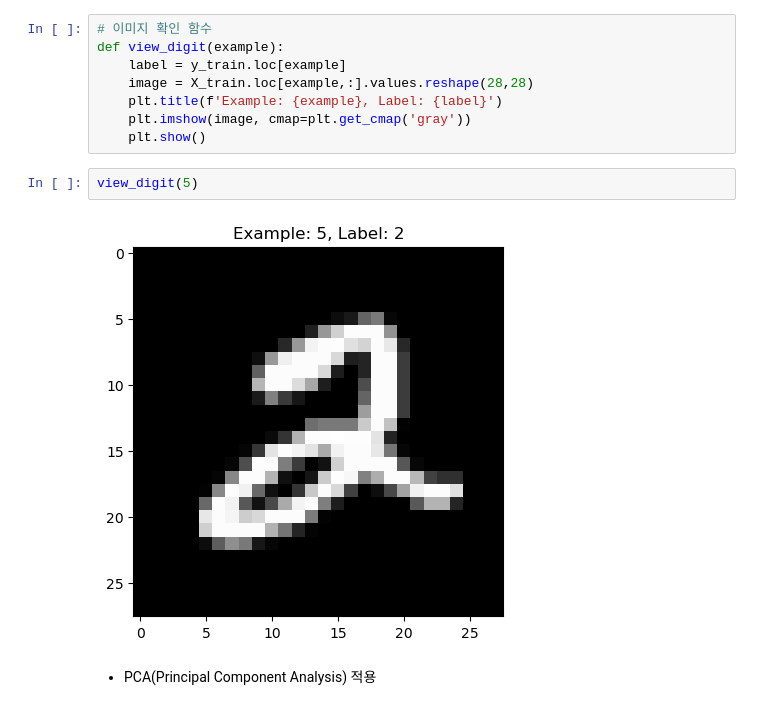
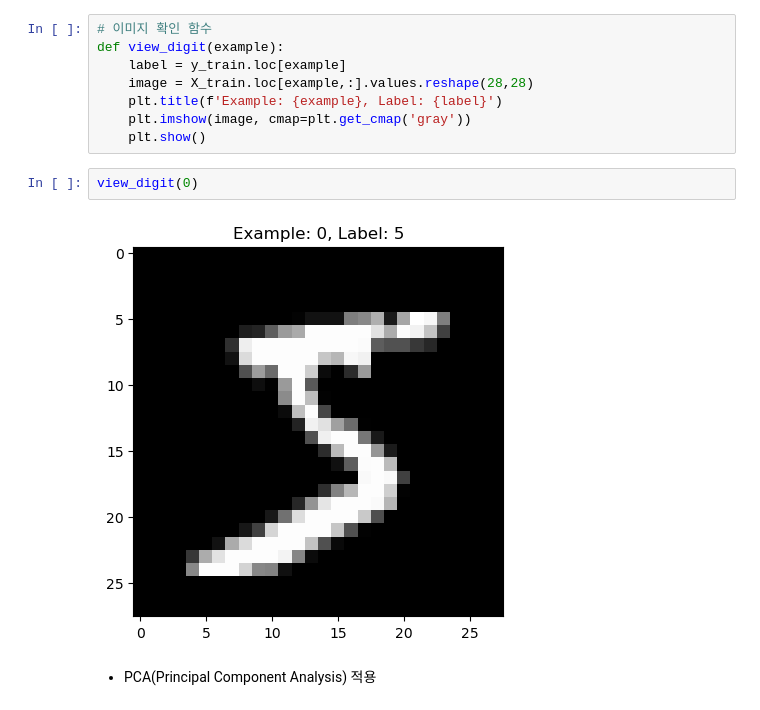
Before and after one commit to pulpo125/habang, a Jupyter notebook: machine_learning/12_차원축소.ipynb, the cells around one changed output. Cells and saved outputs as stored; diff of their text form.

```diff
--- a/machine_learning/12_차원축소.ipynb
+++ b/machine_learning/12_차원축소.ipynb
@@ -120,9 +124,9 @@ def view_digit(example):
     plt.imshow(image, cmap=plt.get_cmap('gray'))
     plt.show()
 # %%
-view_digit(5)
+view_digit(0)
 # %% [output]
-[figure, old version]
+[figure, new version]
 # %% [markdown]
 - PCA(Principal Component Analysis) 적용
 # %%
```
Also changed, not shown: parts of 6 cells of this notebook.
